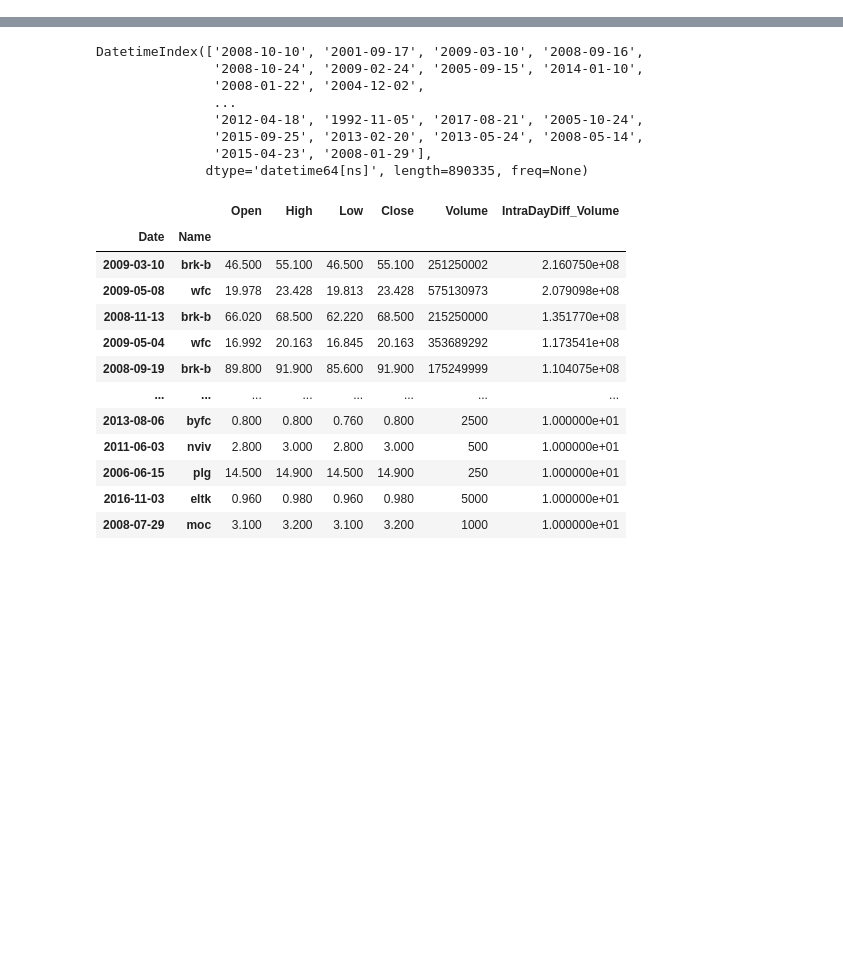
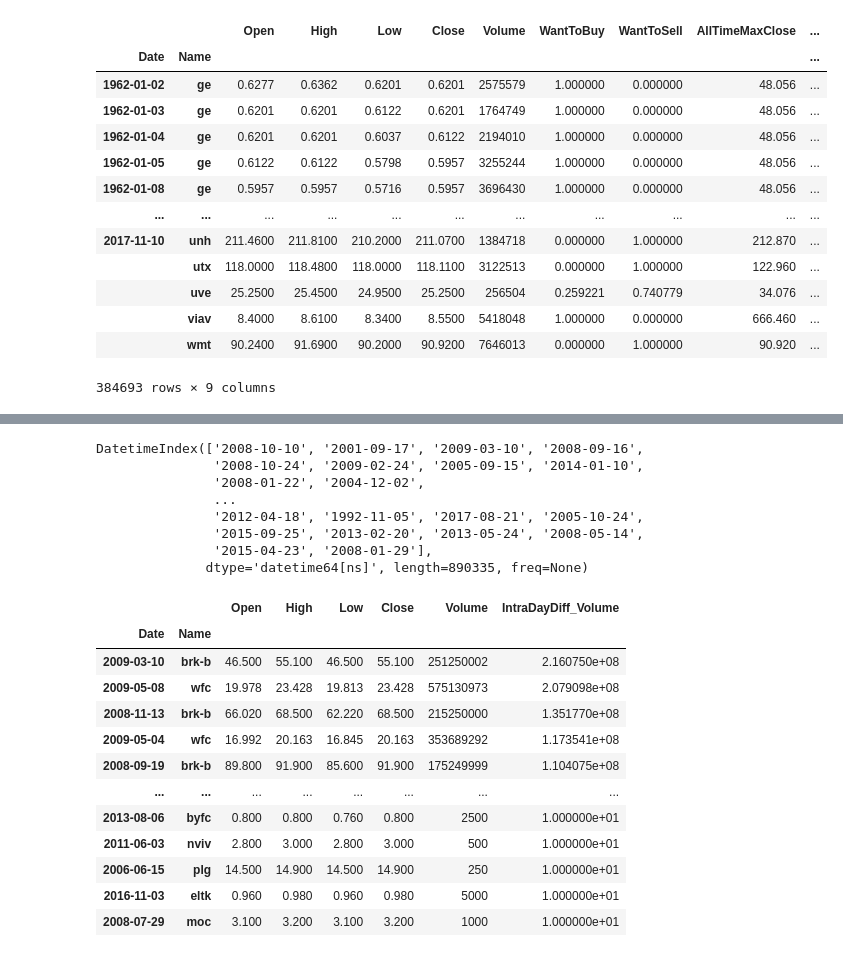
Before and after one commit to marvlach/stocks-project, a Jupyter notebook: src/Stocks.ipynb, the cells around one changed output, grey strips where cells are left out. Drawn from its saved outputs; the diff is of its cells as text; code cells hidden in the pictures; blank space fills up the shorter version.

```diff
--- a/src/Stocks.ipynb
+++ b/src/Stocks.ipynb
@@ -32 +73,18 @@ prior_1970 = stocks_df.query("Date < '1970-01-01'")
+# %%
+stocks_df
+# %% [output]
+|  |  | Open | High | Low | Close | Volume | WantToBuy | WantToSell | AllTimeMaxClose | ... |
+| Date | Name |  |  |  |  |  |  |  |  | ... |
+| 1962-01-02 | ge | 0.6277 | 0.6362 | 0.6201 | 0.6201 | 2575579 | 1.000000 | 0.000000 | 48.056 | ... |
+| 1962-01-03 | ge | 0.6201 | 0.6201 | 0.6122 | 0.6201 | 1764749 | 1.000000 | 0.000000 | 48.056 | ... |
+| 1962-01-04 | ge | 0.6201 | 0.6201 | 0.6037 | 0.6122 | 2194010 | 1.000000 | 0.000000 | 48.056 | ... |
+| 1962-01-05 | ge | 0.6122 | 0.6122 | 0.5798 | 0.5957 | 3255244 | 1.000000 | 0.000000 | 48.056 | ... |
+| 1962-01-08 | ge | 0.5957 | 0.5957 | 0.5716 | 0.5957 | 3696430 | 1.000000 | 0.000000 | 48.056 | ... |
+| ... | ... | ... | ... | ... | ... | ... | ... | ... | ... | ... |
+| 2017-11-10 | unh | 211.4600 | 211.8100 | 210.2000 | 211.0700 | 1384718 | 0.000000 | 1.000000 | 212.870 | ... |
+|  | utx | 118.0000 | 118.4800 | 118.0000 | 118.1100 | 3122513 | 0.000000 | 1.000000 | 122.960 | ... |
+|  | uve | 25.2500 | 25.4500 | 24.9500 | 25.2500 | 256504 | 0.259221 | 0.740779 | 34.076 | ... |
+|  | viav | 8.4000 | 8.6100 | 8.3400 | 8.5500 | 5418048 | 1.000000 | 0.000000 | 666.460 | ... |
+|  | wmt | 90.2400 | 91.6900 | 90.2000 | 90.9200 | 7646013 | 0.000000 | 1.000000 | 90.920 | ... |
+384693 rows × 9 columns
 # %%
```
Also changed, not shown: parts of 18 cells of this notebook, 1 other file.
